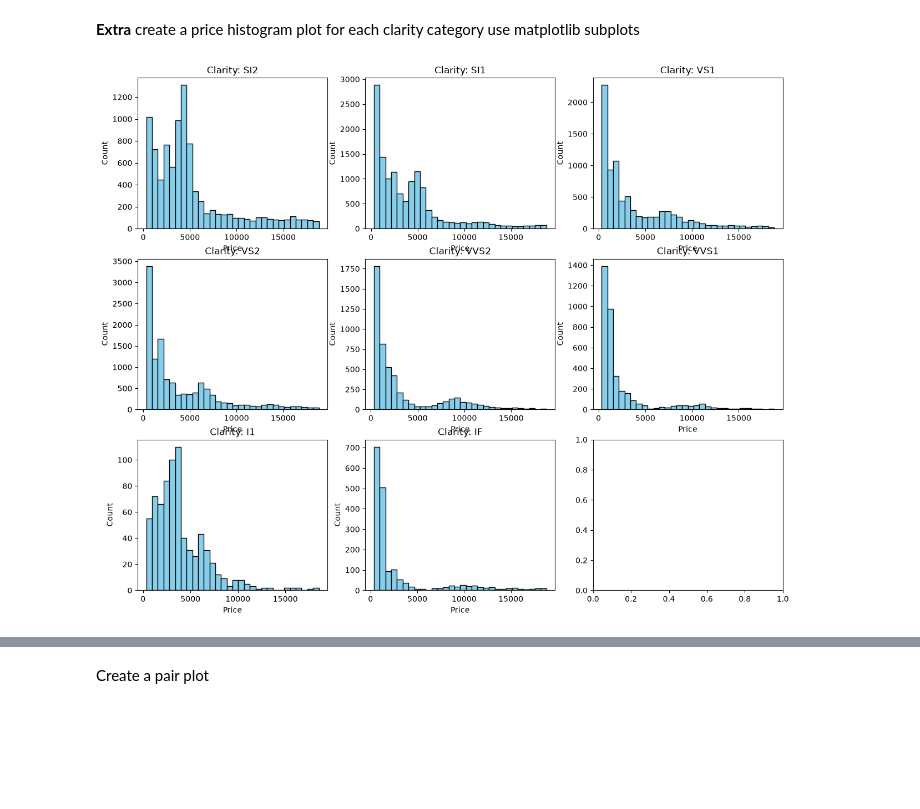
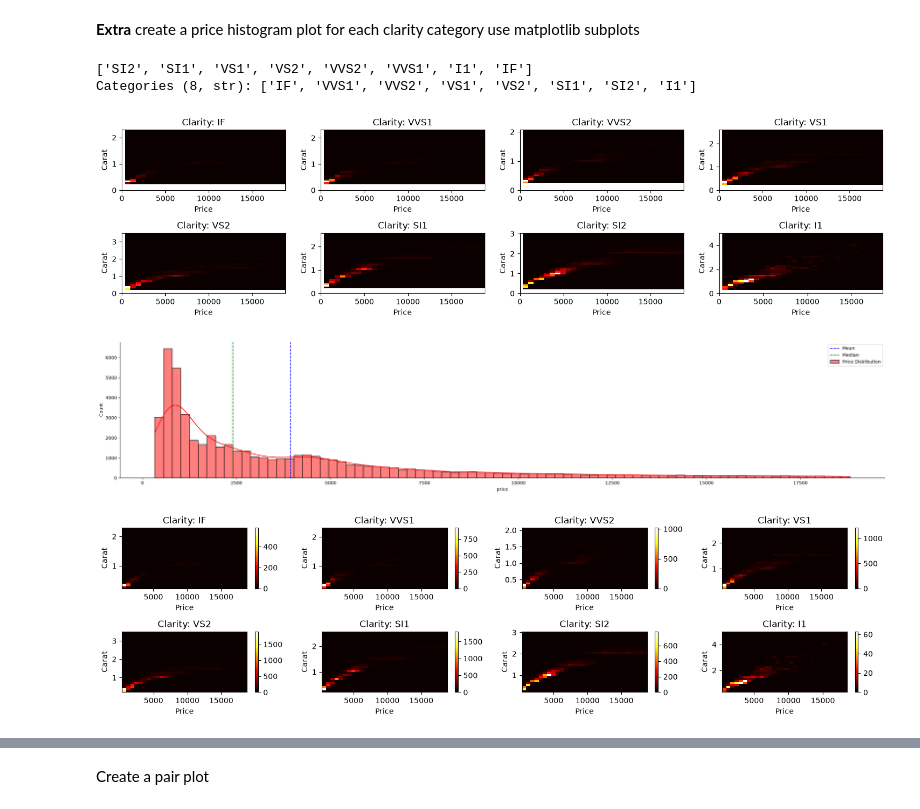
Before and after one commit to CryoHeart/AI-data-science-JB, a Jupyter notebook: DA/day7/Lab - diamonds.ipynb, the cells around one changed output, grey strips where cells are left out. Saved outputs shown, nothing was run; the diff lists cells and outputs as text; code cells hidden in the pictures; blank space fills up the shorter version.

```diff
--- a/DA/day7/Lab - diamonds.ipynb
+++ b/DA/day7/Lab - diamonds.ipynb
@@ -175,21 +175,51 @@ sns.heatmap(df.corr(numeric_only=True), annot=True, cmap="coolwarm")
 <b>Extra</b>
 create a price histogram plot for each clarity category use matplotlib
 subplots
-# %%
-clarities = df['clarity'].unique()
-n = len(clarities)
-
-ncols = 3
-nrows = -(-n // ncols)
-
-fig, axes = plt.subplots(nrows, ncols, figsize=(15, 4 * nrows))
-axes = axes.flatten()
-
-for i, clarity in enumerate(clarities):
-    subset = df[df['clarity'] == clarity]
-    axes[i].hist(subset['price'], bins=30, color='skyblue', edgecolor='black')
-    axes[i].set_title(f'Clarity: {clarity}')
-    axes[i].set_xlabel('Price')
-    axes[i].set_ylabel('Count')
-# %% [output]
-[figure, removed]
+# %%
+df['clarity'].unique()
+# %% [output]
+['SI2', 'SI1', 'VS1', 'VS2', 'VVS2', 'VVS1', 'I1', 'IF']
+Categories (8, str): ['IF', 'VVS1', 'VVS2', 'VS1', 'VS2', 'SI1', 'SI2', 'I1']
+# %%
+fig, axes = plt.subplots(2, 4, figsize=(15, 4))
+
+clarity_sorted = ['IF', 'VVS1', 'VVS2', 'VS1', 'VS2', 'SI1', 'SI2', 'I1']
+for i, clarity in enumerate(clarity_sorted):
+    ax = axes[i // 4, i % 4]
+    df_to_show = df[df['clarity'] == clarity]
+    ax.hist2d(df_to_show['price'], df_to_show['carat'], bins=30, cmap='hot')
+    ax.set_title(f'Clarity: {clarity}')
+    ax.set_xlabel('Price')
+    ax.set_ylabel('Carat')
+    ax.set_xlim(0, df_to_show['price'].max())
+    ax.set_ylim(0, df_to_show['carat'].max())
+
+fig.tight_layout()
+# %% [output]
+[figure, added]
+# %%
+# sns.displot with ahline
+sns.displot(df['price'], aspect=5, kde=True, color='red', label='Price Distribution' )
+plt.axvline(df['price'].mean(), color='blue', linestyle='--', label='Mean' )
+plt.axvline(df['price'].median(), color='green', linestyle='--', label='Median' )
+plt.legend()
+plt.show()
+# %% [output]
+[figure, added]
+# %%
+fig, axes = plt.subplots(2, 4, figsize=(15, 4))
+
+clarity_sorted = ['IF', 'VVS1', 'VVS2', 'VS1', 'VS2', 'SI1', 'SI2', 'I1']
+for i, clarity in enumerate(clarity_sorted):
+    ax = axes[i // 4, i % 4]
+    df_to_show = df[df['clarity'] == clarity]
+    _, _, _, im = ax.hist2d(df_to_show['price'], df_to_show['carat'], bins=30, cmap='hot')
+    ax.set_title(f'Clarity: {clarity}')
+    ax.set_xlabel('Price')
+    ax.set_ylabel('Carat')
+    ax.set_facecolor('black')
+    plt.colorbar(im, ax=ax, orientation='vertical')
+
+fig.tight_layout()
+# %% [output]
+[figure, added]
```
Also changed, not shown: parts of 2 cells of this notebook, 1 other file.
